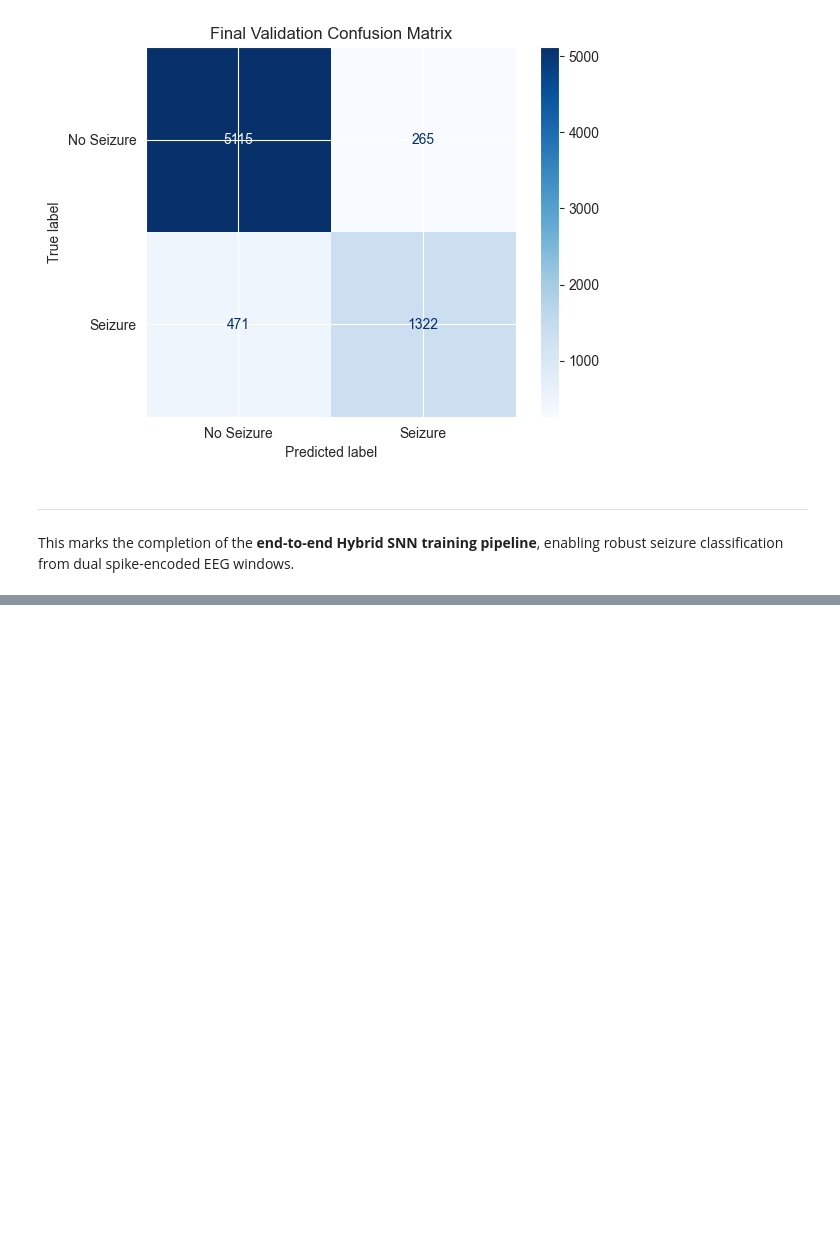
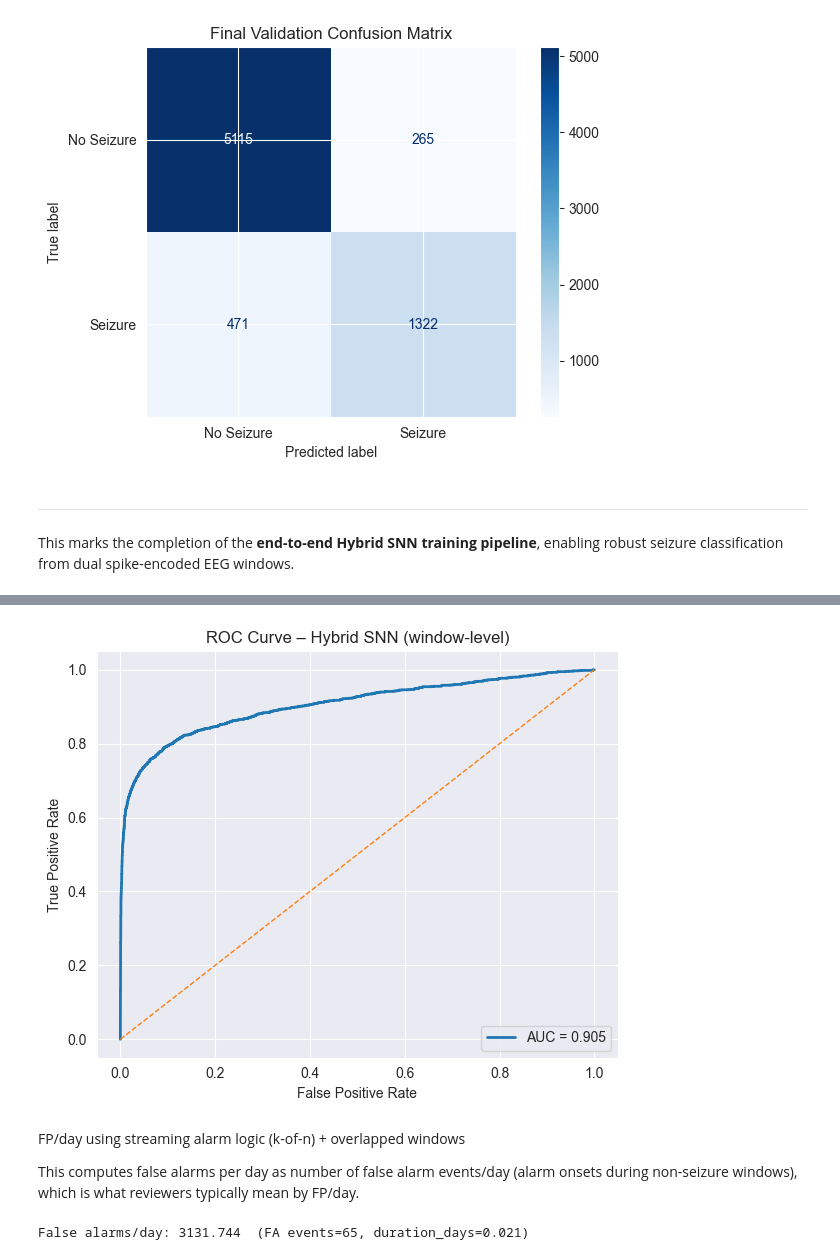
Before and after one commit to ali-mehrabi/EEG_Seizure_detection, a Jupyter notebook: EEG_SEIZURE_HYBRID_SNN.ipynb, the cells around one changed output, grey strips where cells are left out. Saved outputs shown, nothing was run; the diff lists cells and outputs as text; code cells hidden in the pictures; blank space fills up the shorter version.

```diff
--- a/EEG_SEIZURE_HYBRID_SNN.ipynb
+++ b/EEG_SEIZURE_HYBRID_SNN.ipynb
@@ -1518,3 +1523,18 @@ weighted avg     0.8950    0.8974    0.8952      7173
 ---
 
 This marks the completion of the **end-to-end Hybrid SNN training pipeline**, enabling robust seizure classification from dual spike-encoded EEG windows.
+# %%
+import time
+model.eval()
+
+for xb, yb in train_loader:
+    xb, yb = xb.to(device), yb.to(device)
+    xb = xb.permute(1, 0, 2).contiguous()    # -> (T,B,2C)
+
+with torch.no_grad():
+    t0 = time.perf_counter()
+    out = model(xb)     # your input shape (T,B,C)
+    t1 = time.perf_counter()
+
+latency_ms = (t1 - t0) * 1000
+print(f"Inference latency: {latency_ms:.3f} ms")
@@ -1520,0 +1616,60 @@ This marks the completion of the **end-to-end Hybrid SNN training pipeline**, en
+# %%
+fpr, tpr, thresholds, auc = plot_roc(
+    y_true=y_true,
+    y_score=y_score,
+    title="ROC Curve – Hybrid SNN (window-level)"
+)
+# %% [output]
+[figure, added]
+# %% [markdown]
+FP/day using streaming alarm logic (k-of-n) + overlapped windows
+
+This computes false alarms per day as number of false alarm events/day (alarm onsets during non-seizure windows), which is what reviewers typically mean by FP/day.
+# %%
+def k_of_n_alarm(y_score, threshold=0.5, k=3, n=8):
+    """
+    y_score: (N,) seizure probabilities in chronological order
+    Returns alarm state per window: (N,) {0,1}
+    """
+    y_hat = (y_score >= threshold).astype(np.int32)
+
+    # rolling sum over last n windows
+    roll = np.convolve(y_hat, np.ones(n, dtype=np.int32), mode="full")[:len(y_hat)]
+    # roll[t] = sum_{i=max(0,t-n+1)..t} y_hat[i]
+    alarm = (roll >= k).astype(np.int32)
+    return alarm
+
+def false_alarms_per_day(y_true, y_score, stride_sec, threshold=0.5, k=3, n=8):
+    """
+    Counts alarm EVENTS (0->1 transitions) that occur when y_true==0.
+    Converts to FP/day using total evaluated duration.
+    """
+    alarm = k_of_n_alarm(y_score, threshold=threshold, k=k, n=n)
+
+    # alarm onsets (event count)
+    onset = (alarm[1:] == 1) & (alarm[:-1] == 0)
+    onset_idx = np.where(onset)[0] + 1
+
+    # false alarm onsets: alarm starts during non-seizure-labeled window
+    fa_events = np.sum(y_true[onset_idx] == 0)
+
+    total_seconds = len(y_true) * stride_sec
+    days = total_seconds / 86400.0
+    fp_day = fa_events / days if days > 0 else np.nan
+
+    return fp_day, fa_events, days
+
+# Your stride with 0.5s windows and 50% overlap is 0.25s:
+stride_sec = 0.25
+
+fp_day, fa_events, days = false_alarms_per_day(
+    y_true=y_true,
+    y_score=y_score,
+    stride_sec=stride_sec,
+    threshold=0.5,  # choose/report threshold or sweep
+    k=3, n=8        # example: 3 positives in last 8 windows (~2.0s span with 0.25s stride)
+)
+
+print(f"False alarms/day: {fp_day:.3f}  (FA events={fa_events}, duration_days={days:.3f})")
+# %% [output]
+False alarms/day: 3131.744  (FA events=65, duration_days=0.021)
```
Also changed, not shown: parts of 11 cells of this notebook.
